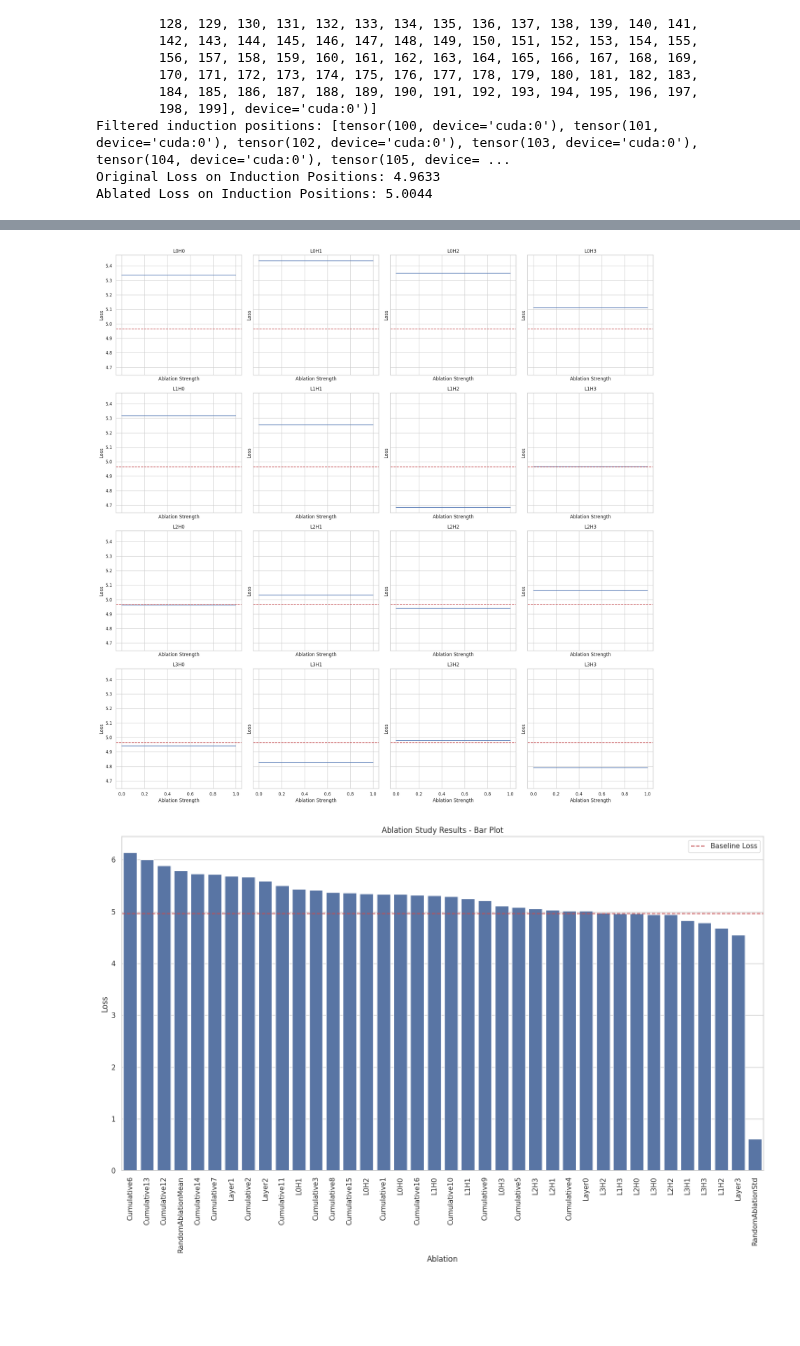
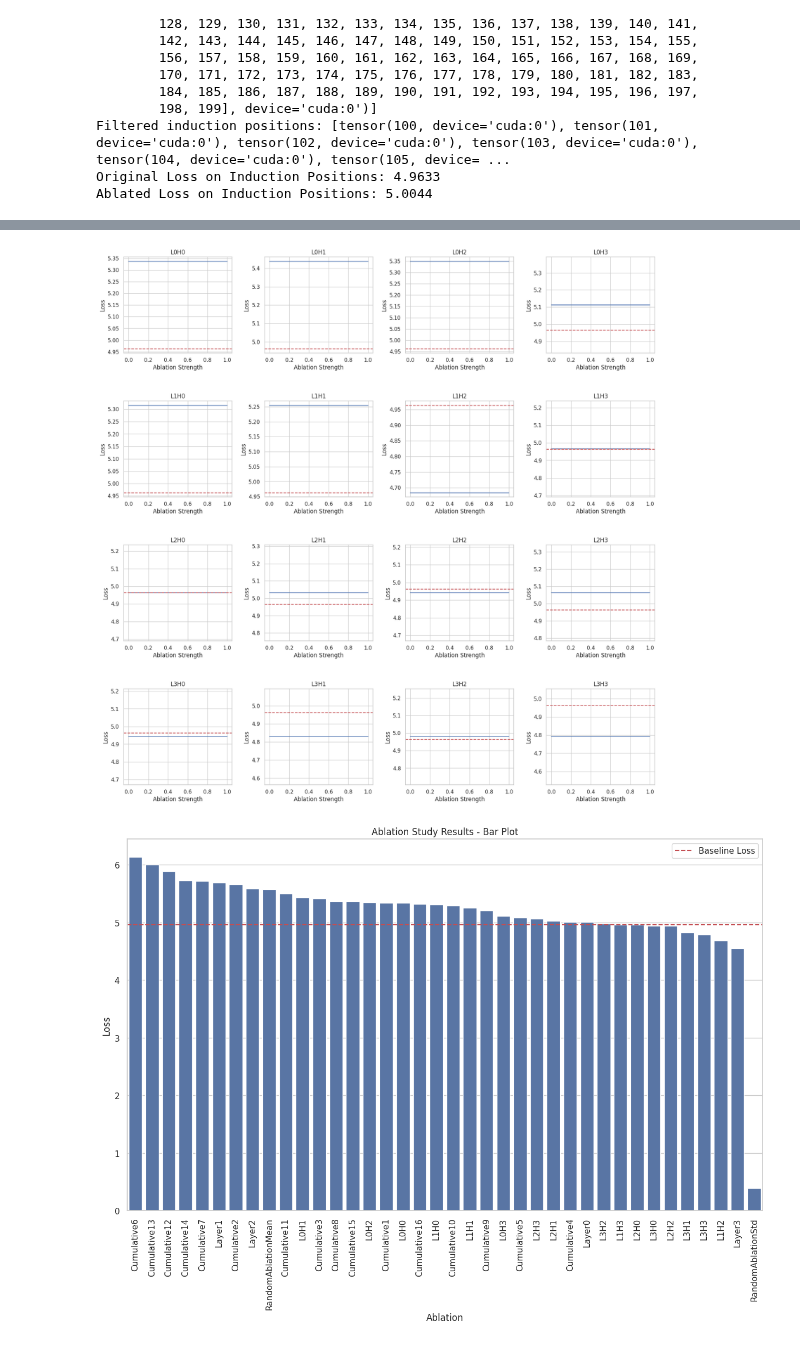
Before and after one commit to greydanus/cursivetransformer, a Jupyter notebook: cursivetransformer_mech_interp.ipynb, the cells around one changed output, grey strips where cells are left out. Drawn from its saved outputs; the diff is of its cells as text; code cells hidden in the pictures; blank space fills up the shorter version.

```diff
--- a/cursivetransformer_mech_interp.ipynb
+++ b/cursivetransformer_mech_interp.ipynb
@@ -378,7 +378,7 @@ else:
     print("Skipping single-head ablation heatmap.")
 
 # 5. Attention Pattern Analysis
-fig, axes = plt.subplots(cfg.n_layers, cfg.n_heads, figsize=(20, 20), sharex=True, sharey=True)
+fig, axes = plt.subplots(cfg.n_layers, cfg.n_heads, figsize=(20, 20))
 for layer in range(cfg.n_layers):
     for head in range(cfg.n_heads):
         attn_pattern = cache['pattern', layer][0, head].detach().cpu().numpy()
@@ -386,7 +386,7 @@ for layer in range(cfg.n_layers):
         axes[layer, head].set_title(f'Layer {layer}, Head {head}')
         axes[layer, head].axis('off')
 fig.colorbar(im, ax=axes.ravel().tolist(), shrink=0.5)
-plt.tight_layout()
+plt.subplots_adjust(hspace=0.3, wspace=0.3)
 plt.show()
 
 # 6. Loss Landscape Visualization
@@ -408,7 +408,7 @@ loss_landscape = compute_loss_landscape(model, rep_tokens, context_tokens, targe
 baseline_loss = compute_loss_on_induction_positions(logits, targets, induction_positions).item()
 
 # Visualize loss landscape
-fig, axes = plt.subplots(cfg.n_layers, cfg.n_heads, figsize=(20, 20), sharex=True, sharey=True)
+fig, axes = plt.subplots(cfg.n_layers, cfg.n_heads, figsize=(20, 20))
 for layer in range(cfg.n_layers):
     for head in range(cfg.n_heads):
         axes[layer, head].plot(np.linspace(0, 1, n_points), loss_landscape[layer, head])
@@ -416,7 +416,7 @@ for layer in range(cfg.n_layers):
         axes[layer, head].set_title(f'L{layer}H{head}')
         axes[layer, head].set_xlabel('Ablation Strength')
         axes[layer, head].set_ylabel('Loss')
-plt.tight_layout()
+plt.subplots_adjust(hspace=0.5, wspace=0.3)
 plt.show()
 
 # Bar plot with baseline
@@ -429,7 +429,7 @@ plt.axhline(y=baseline_loss, color='r', linestyle='--', label='Baseline Loss')
 plt.xticks(rotation=90)
 plt.title('Ablation Study Results - Bar Plot')
 plt.legend()
-plt.tight_layout()
+plt.subplots_adjust(bottom=0.2)
 plt.show()
 # %% [output]
 All ablation results:
@@ -475,2 +475,2 @@ L3H3      4.789742
-[figure, old version]
+[figure, new version]
-[figure, old version]
+[figure, new version]
```
Also changed, not shown: parts of 3 cells of this notebook.
